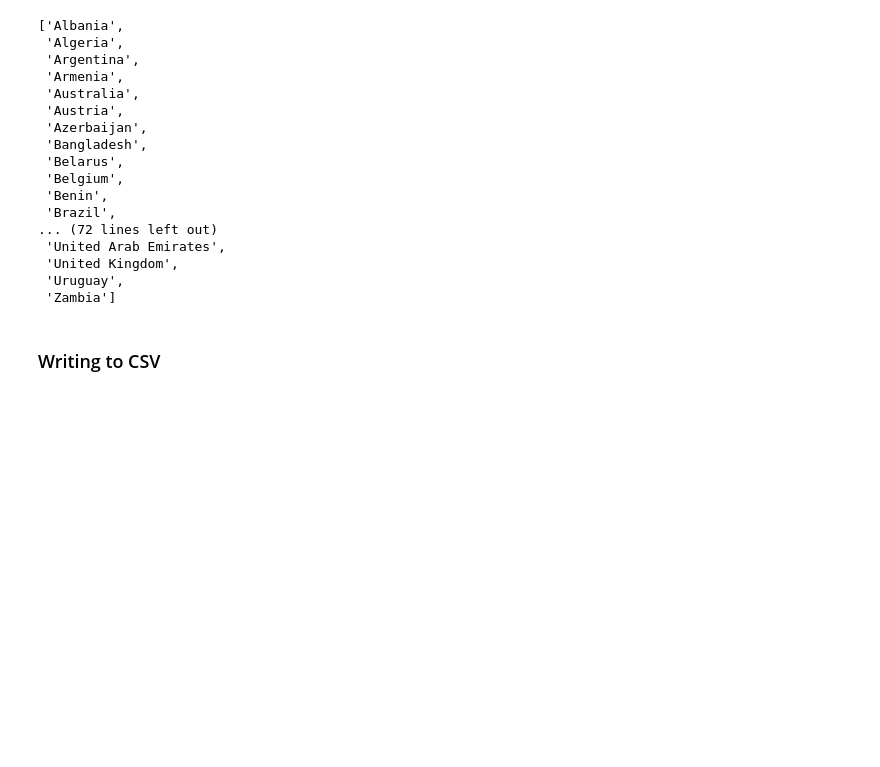
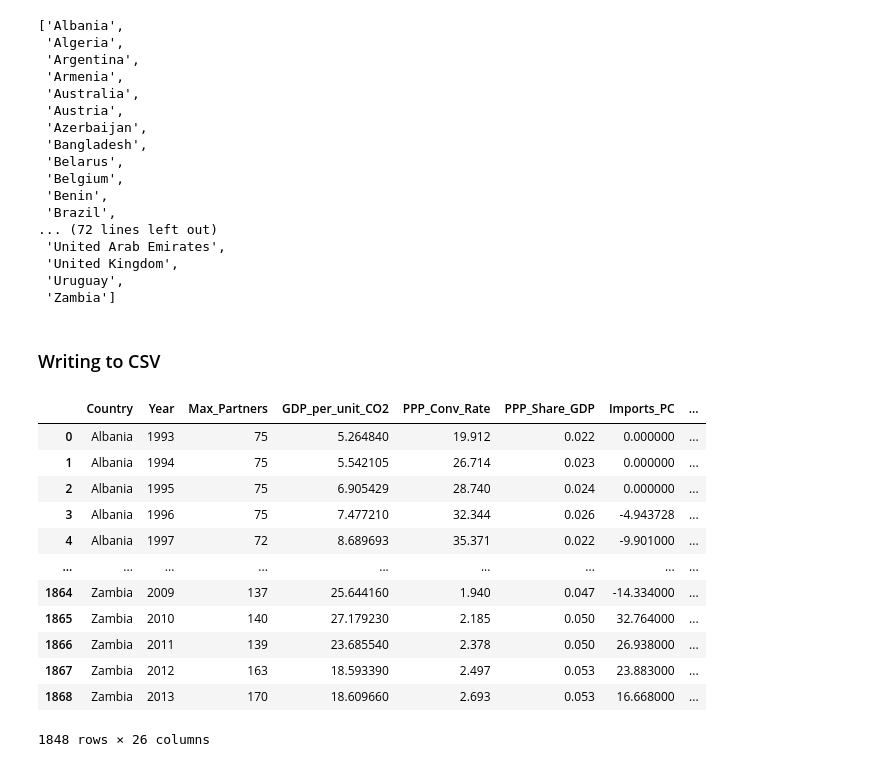
Before and after one commit to AndersonMonken/ANLY502_Spring2020_Project, a Jupyter notebook: Merging_Data.ipynb, the cells around one changed output. Cells and saved outputs as stored; diff of their text form; code cells hidden in the pictures; blank space fills up the shorter version.

```diff
--- a/Merging_Data.ipynb
+++ b/Merging_Data.ipynb
@@ -293,3 +293,19 @@ sorted(list(set(imputed_df['Country'])))
 # %%
 imputed_df.to_csv('merged.csv', index=False)
 imputed_df.to_pickle('merged_data.pkl')
+# %%
+imputed_df
+# %% [output]
+|  | Country | Year | Max_Partners | GDP_per_unit_CO2 | PPP_Conv_Rate | PPP_Share_GDP | Imports_PC | ... |
+| 0 | Albania | 1993 | 75 | 5.264840 | 19.912 | 0.022 | 0.000000 | ... |
+| 1 | Albania | 1994 | 75 | 5.542105 | 26.714 | 0.023 | 0.000000 | ... |
+| 2 | Albania | 1995 | 75 | 6.905429 | 28.740 | 0.024 | 0.000000 | ... |
+| 3 | Albania | 1996 | 75 | 7.477210 | 32.344 | 0.026 | -4.943728 | ... |
+| 4 | Albania | 1997 | 72 | 8.689693 | 35.371 | 0.022 | -9.901000 | ... |
+| ... | ... | ... | ... | ... | ... | ... | ... | ... |
+| 1864 | Zambia | 2009 | 137 | 25.644160 | 1.940 | 0.047 | -14.334000 | ... |
+| 1865 | Zambia | 2010 | 140 | 27.179230 | 2.185 | 0.050 | 32.764000 | ... |
+| 1866 | Zambia | 2011 | 139 | 23.685540 | 2.378 | 0.050 | 26.938000 | ... |
+| 1867 | Zambia | 2012 | 163 | 18.593390 | 2.497 | 0.053 | 23.883000 | ... |
+| 1868 | Zambia | 2013 | 170 | 18.609660 | 2.693 | 0.053 | 16.668000 | ... |
+1848 rows × 26 columns
```
Also changed, not shown: parts of 7 cells of this notebook, 7 other files.
